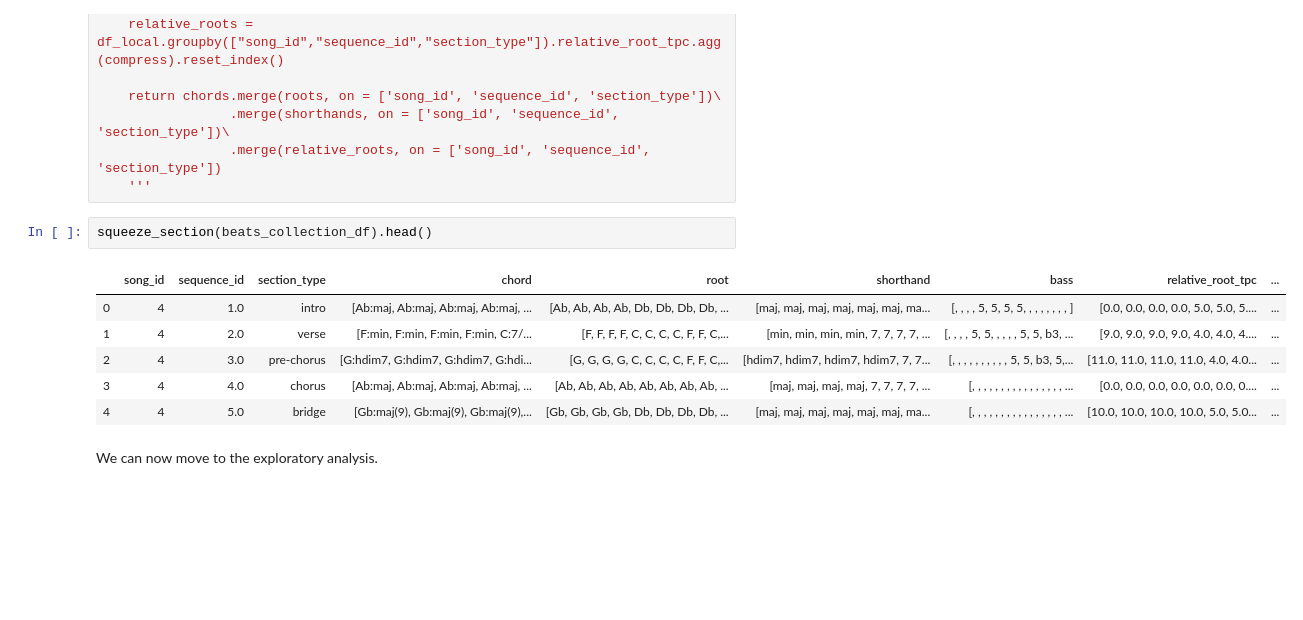
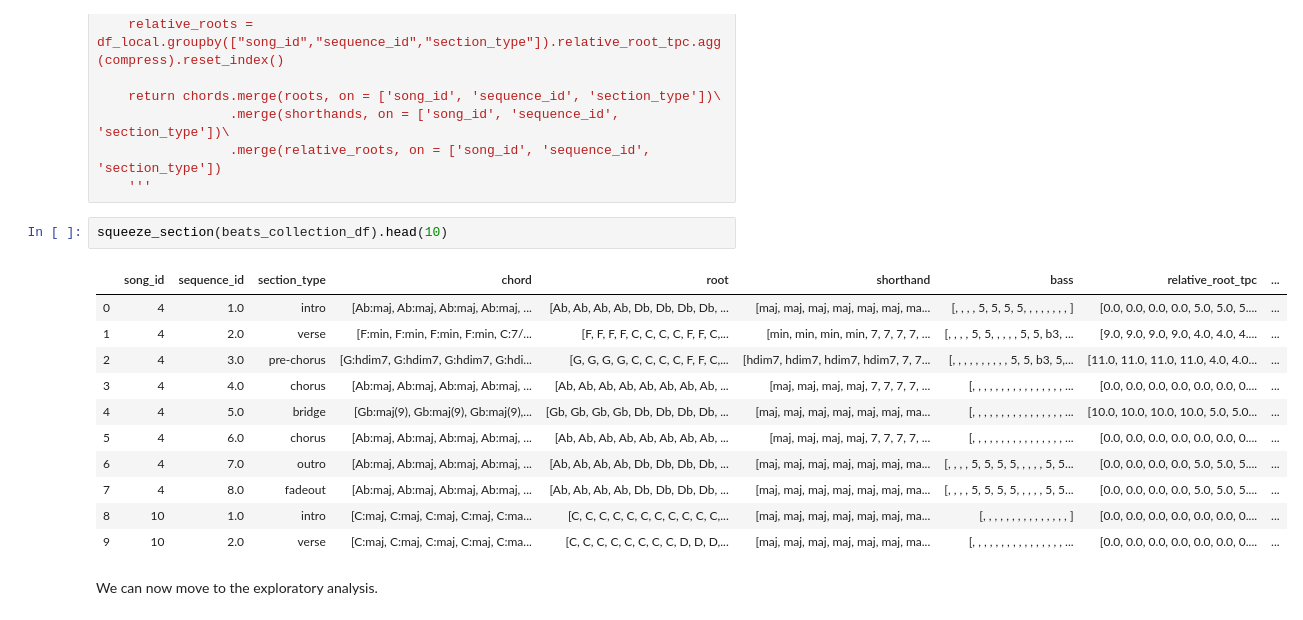
Before and after one commit to GiacomoAlliata/DigitalMusicologyProject, a Jupyter notebook: data_preprocessing.ipynb, the cells around one changed output. Cells and saved outputs as stored; diff of their text form; blank space fills up the shorter version.

```diff
--- a/data_preprocessing.ipynb
+++ b/data_preprocessing.ipynb
@@ -678,14 +678,19 @@ def squeeze_section(df,subgroup="none"):
                  .merge(relative_roots, on = ['song_id', 'sequence_id', 'section_type'])
     '''
 # %%
-squeeze_section(beats_collection_df).head()
+squeeze_section(beats_collection_df).head(10)
 # %% [output]
 |  | song_id | sequence_id | section_type | chord | root | shorthand | bass | relative_root_tpc | ... |
 | 0 | 4 | 1.0 | intro | [Ab:maj, Ab:maj, Ab:maj, Ab:maj, ... | [Ab, Ab, Ab, Ab, Db, Db, Db, Db, ... | [maj, maj, maj, maj, maj, maj, ma... | [, , , , 5, 5, 5, 5, , , , , , , , ] | [0.0, 0.0, 0.0, 0.0, 5.0, 5.0, 5.... | ... |
 | 1 | 4 | 2.0 | verse | [F:min, F:min, F:min, F:min, C:7/... | [F, F, F, F, C, C, C, C, F, F, C,... | [min, min, min, min, 7, 7, 7, 7, ... | [, , , , 5, 5, , , , , 5, 5, b3, ... | [9.0, 9.0, 9.0, 9.0, 4.0, 4.0, 4.... | ... |
 | 2 | 4 | 3.0 | pre-chorus | [G:hdim7, G:hdim7, G:hdim7, G:hdi... | [G, G, G, G, C, C, C, C, F, F, C,... | [hdim7, hdim7, hdim7, hdim7, 7, 7... | [, , , , , , , , , , 5, 5, b3, 5,... | [11.0, 11.0, 11.0, 11.0, 4.0, 4.0... | ... |
 | 3 | 4 | 4.0 | chorus | [Ab:maj, Ab:maj, Ab:maj, Ab:maj, ... | [Ab, Ab, Ab, Ab, Ab, Ab, Ab, Ab, ... | [maj, maj, maj, maj, 7, 7, 7, 7, ... | [, , , , , , , , , , , , , , , , ... | [0.0, 0.0, 0.0, 0.0, 0.0, 0.0, 0.... | ... |
 | 4 | 4 | 5.0 | bridge | [Gb:maj(9), Gb:maj(9), Gb:maj(9),... | [Gb, Gb, Gb, Gb, Db, Db, Db, Db, ... | [maj, maj, maj, maj, maj, maj, ma... | [, , , , , , , , , , , , , , , , ... | [10.0, 10.0, 10.0, 10.0, 5.0, 5.0... | ... |
+| 5 | 4 | 6.0 | chorus | [Ab:maj, Ab:maj, Ab:maj, Ab:maj, ... | [Ab, Ab, Ab, Ab, Ab, Ab, Ab, Ab, ... | [maj, maj, maj, maj, 7, 7, 7, 7, ... | [, , , , , , , , , , , , , , , , ... | [0.0, 0.0, 0.0, 0.0, 0.0, 0.0, 0.... | ... |
+| 6 | 4 | 7.0 | outro | [Ab:maj, Ab:maj, Ab:maj, Ab:maj, ... | [Ab, Ab, Ab, Ab, Db, Db, Db, Db, ... | [maj, maj, maj, maj, maj, maj, ma... | [, , , , 5, 5, 5, 5, , , , , 5, 5... | [0.0, 0.0, 0.0, 0.0, 5.0, 5.0, 5.... | ... |
+| 7 | 4 | 8.0 | fadeout | [Ab:maj, Ab:maj, Ab:maj, Ab:maj, ... | [Ab, Ab, Ab, Ab, Db, Db, Db, Db, ... | [maj, maj, maj, maj, maj, maj, ma... | [, , , , 5, 5, 5, 5, , , , , 5, 5... | [0.0, 0.0, 0.0, 0.0, 5.0, 5.0, 5.... | ... |
+| 8 | 10 | 1.0 | intro | [C:maj, C:maj, C:maj, C:maj, C:ma... | [C, C, C, C, C, C, C, C, C, C, C,... | [maj, maj, maj, maj, maj, maj, ma... | [, , , , , , , , , , , , , , , ] | [0.0, 0.0, 0.0, 0.0, 0.0, 0.0, 0.... | ... |
+| 9 | 10 | 2.0 | verse | [C:maj, C:maj, C:maj, C:maj, C:ma... | [C, C, C, C, C, C, C, C, D, D, D,... | [maj, maj, maj, maj, maj, maj, ma... | [, , , , , , , , , , , , , , , , ... | [0.0, 0.0, 0.0, 0.0, 0.0, 0.0, 0.... | ... |
 # %% [markdown]
 We can now move to the exploratory analysis.
 # %% [markdown]
```
Also changed, not shown: parts of 26 cells of this notebook.
